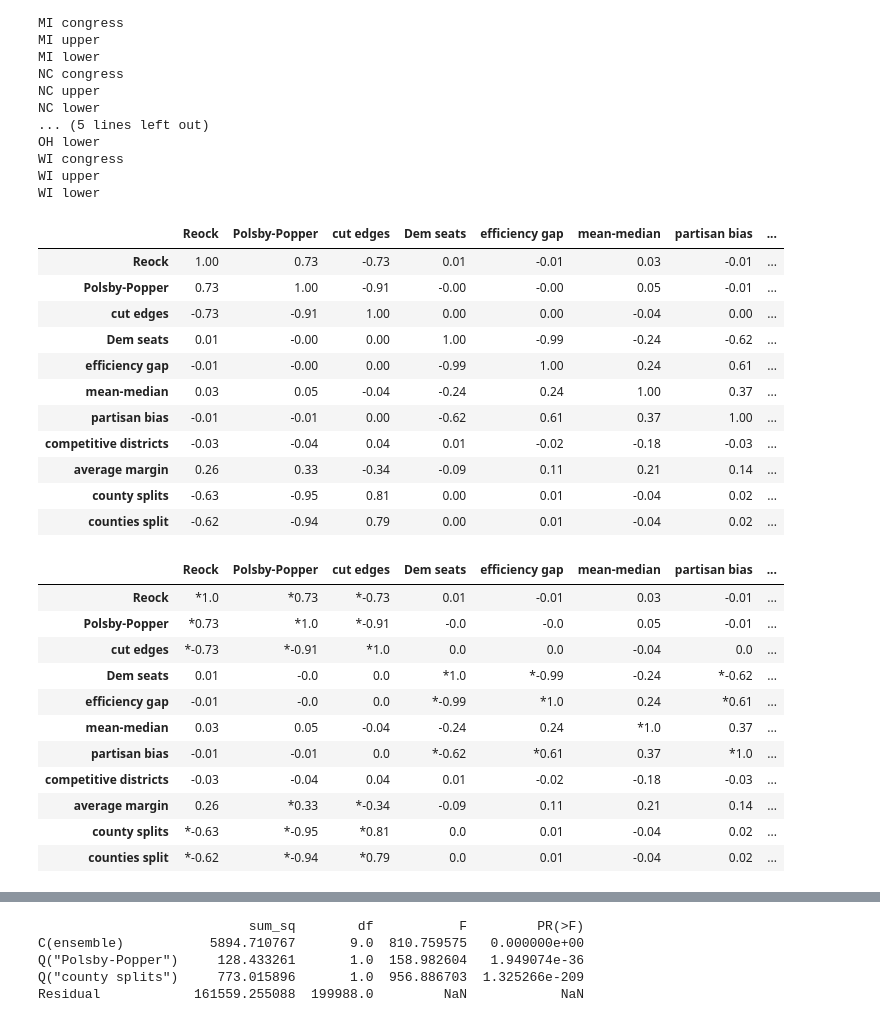
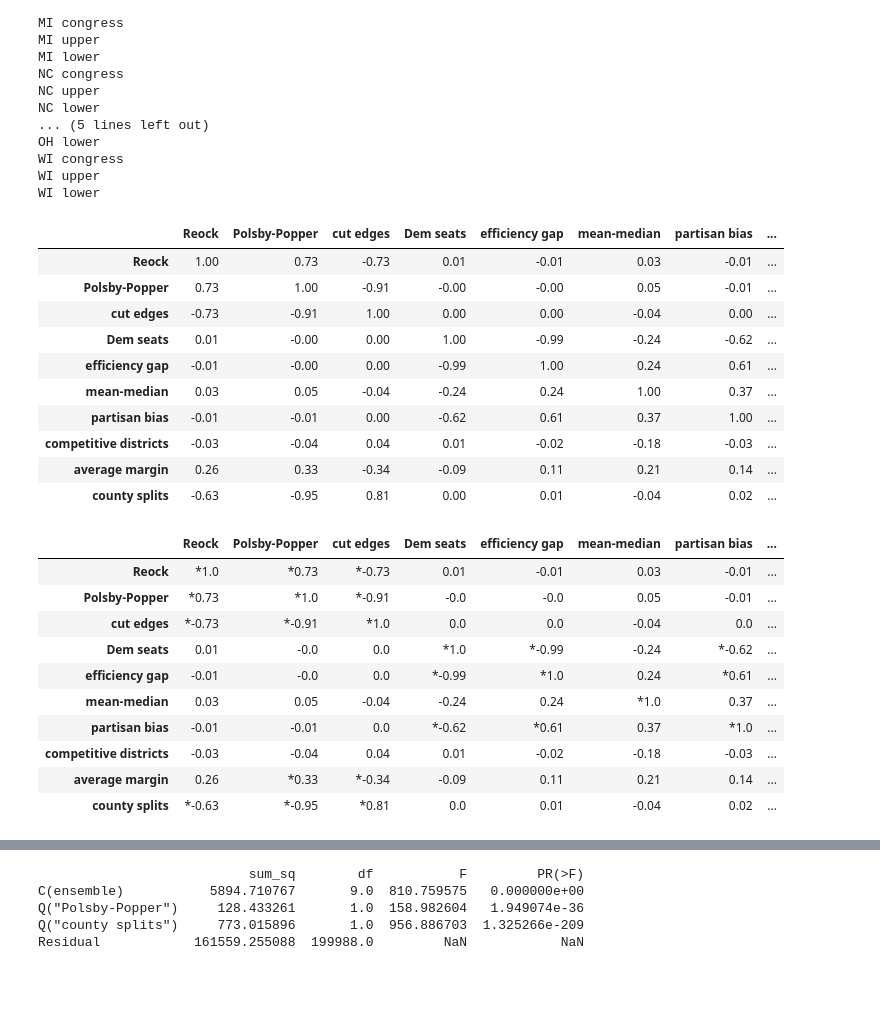
Before and after one commit to KrisTapp/Knobs, a Jupyter notebook: Correlations.ipynb, the cells around one changed output, grey strips where cells are left out. Saved outputs shown, nothing was run; the diff lists cells and outputs as text; code cells hidden in the pictures; blank space fills up the shorter version.

```diff
--- a/Correlations.ipynb
+++ b/Correlations.ipynb
@@ -13,6 +11,2 @@ import openpyxl
 
 from knobs_functions import *
-# %%
-state = 'FL'
-chamber = 'congress'
-my_ensemble_list = ['distpair_ust', 'distpair', 'ust', 'pop_minus', 'base0', 'pop_plus', 'county25', 'county50', 'county75', 'county100']
@@ -71,3 +37,7 @@ def correlation_table(state, chamber, my_ensemble_list=ensemble_list, my_score_l
         corr = corr.round(rounding)
 
     return (corr, df) if return_dataframe else corr
+# %%
+my_score_list = ['Reock', 'Polsby-Popper', 'cut edges', 'Dem seats', 'efficiency gap', 'mean-median', 'partisan bias',
+                  'competitive districts', 'average margin', 'county splits']
+print(my_score_list)
@@ -74,14 +46,13 @@ def correlation_table(state, chamber, my_ensemble_list=ensemble_list, my_score_l
 # %%
 # Let's find the correlation table for all state-chamber combinations
 
-my_score_list = ['Reock', 'Polsby-Popper', 'cut edges', 'Dem seats', 'efficiency gap', 'mean-median', 'partisan bias', 'competitive districts', 'average margin', 'county splits', 'counties split']
 D = dict() # dictionary mapping (state, chamber) to the correlation table using all ensembles
-D0 = dict() # dictionary mapping (state, chamber) to the correlation table for only the base0 ensemble
+#D0 = dict() # dictionary mapping (state, chamber) to the correlation table for only the base0 ensemble
 
 for state, chamber in state_chamber_list:
     print(state, chamber)
     D[(state, chamber)] = correlation_table(state, chamber, my_score_list=my_score_list)
-    D0[(state, chamber)] = correlation_table(state, chamber, my_score_list=my_score_list, my_ensemble_list=['base0'])
+    #D0[(state, chamber)] = correlation_table(state, chamber, my_score_list=my_score_list, my_ensemble_list=['base0'])
 # %% [output]
 FL congress
 FL upper
@@ -103,27 +74,26 @@ WI lower
 # %%
 # Let's average the correlation tables over the state-chamber combinations
 
 avg_corr = pd.DataFrame(0, columns = my_score_list, index = my_score_list)
-avg_corr0 = pd.DataFrame(0, columns = my_score_list, index = my_score_list) # just using the base0 ensemble
+#avg_corr0 = pd.DataFrame(0, columns = my_score_list, index = my_score_list) # just using the base0 ensemble
 for state_chamber in state_chamber_list:
     avg_corr += D[state_chamber]
-    avg_corr0 += D0[state_chamber]
+    #avg_corr0 += D0[state_chamber]
 avg_corr /= len(state_chamber_list)
-avg_corr0 /= len(state_chamber_list)
+#avg_corr0 /= len(state_chamber_list)
 avg_corr.round(2)
 # %% [output]
 |  | Reock | Polsby-Popper | cut edges | Dem seats | efficiency gap | mean-median | partisan bias | ... |
 | Reock | 1.00 | 0.73 | -0.73 | 0.01 | -0.01 | 0.03 | -0.01 | ... |
 | Polsby-Popper | 0.73 | 1.00 | -0.91 | -0.00 | -0.00 | 0.05 | -0.01 | ... |
 | cut edges | -0.73 | -0.91 | 1.00 | 0.00 | 0.00 | -0.04 | 0.00 | ... |
 | Dem seats | 0.01 | -0.00 | 0.00 | 1.00 | -0.99 | -0.24 | -0.62 | ... |
 | efficiency gap | -0.01 | -0.00 | 0.00 | -0.99 | 1.00 | 0.24 | 0.61 | ... |
 | mean-median | 0.03 | 0.05 | -0.04 | -0.24 | 0.24 | 1.00 | 0.37 | ... |
 | partisan bias | -0.01 | -0.01 | 0.00 | -0.62 | 0.61 | 0.37 | 1.00 | ... |
 | competitive districts | -0.03 | -0.04 | 0.04 | 0.01 | -0.02 | -0.18 | -0.03 | ... |
 | average margin | 0.26 | 0.33 | -0.34 | -0.09 | 0.11 | 0.21 | 0.14 | ... |
 | county splits | -0.63 | -0.95 | 0.81 | 0.00 | 0.01 | -0.04 | 0.02 | ... |
-| counties split | -0.62 | -0.94 | 0.79 | 0.00 | 0.01 | -0.04 | 0.02 | ... |
 # %%
 # Let's mark with * the score pairs for which the sign of the correlation is consistent across all state-chamber combinations.
 avg_corr_marked = avg_corr.copy().round(2)
@@ -147,4 +117,3 @@ avg_corr_marked
 | competitive districts | -0.03 | -0.04 | 0.04 | 0.01 | -0.02 | -0.18 | -0.03 | ... |
 | average margin | 0.26 | *0.33 | *-0.34 | -0.09 | 0.11 | 0.21 | 0.14 | ... |
 | county splits | *-0.63 | *-0.95 | *0.81 | 0.0 | 0.01 | -0.04 | 0.02 | ... |
-| counties split | *-0.62 | *-0.94 | *0.79 | 0.0 | 0.01 | -0.04 | 0.02 | ... |
```
Also changed, not shown: parts of 22 cells of this notebook, 43 other files.
